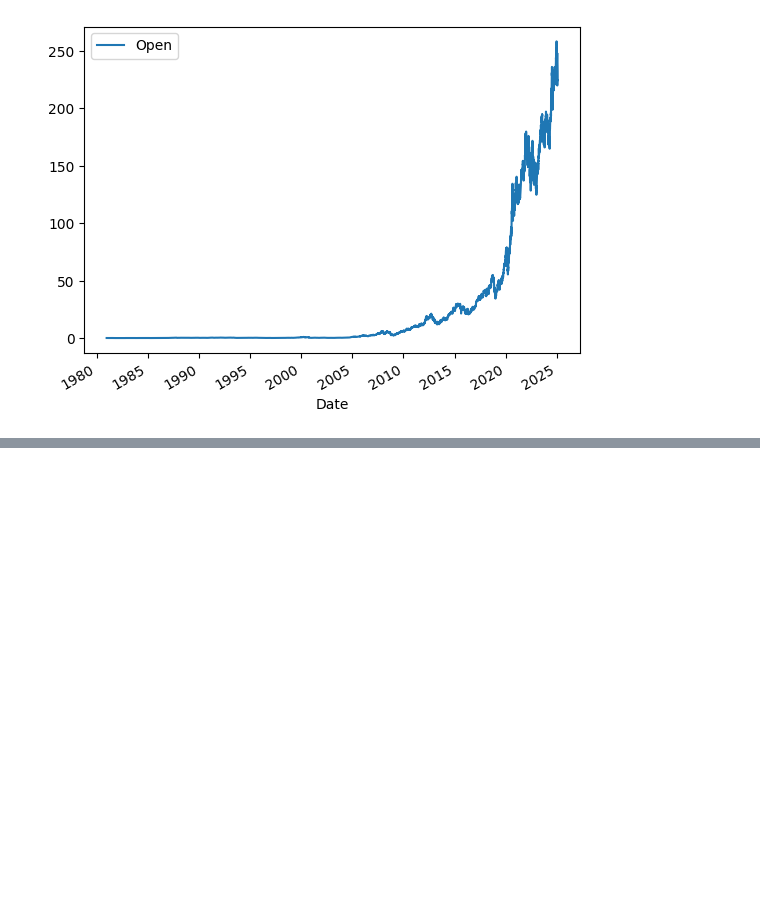
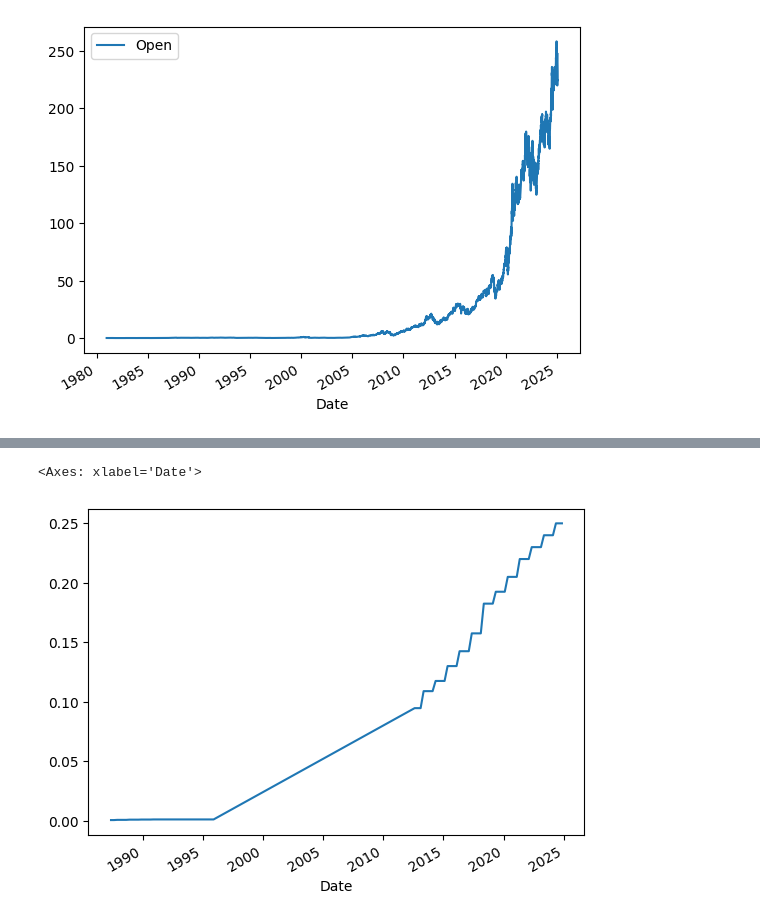
Before and after one commit to antoniobiasotti/dashboard-analytics, a Jupyter notebook: yfinance.ipynb, the cells around one changed output, grey strips where cells are left out. Saved outputs shown, nothing was run; the diff lists cells and outputs as text; code cells hidden in the pictures; blank space fills up the shorter version.

Commit message:
history() method and dividends

```diff
--- a/yfinance.ipynb
+++ b/yfinance.ipynb
@@ -80,0 +97,5 @@ apple_share_price_data.plot(x="Date", y="Open")
+# %%
+apple.dividends.plot()
+# %% [output]
+<Axes: xlabel='Date'>
+[figure, added]
```
Also changed, not shown: parts of 1 cell of this notebook.
